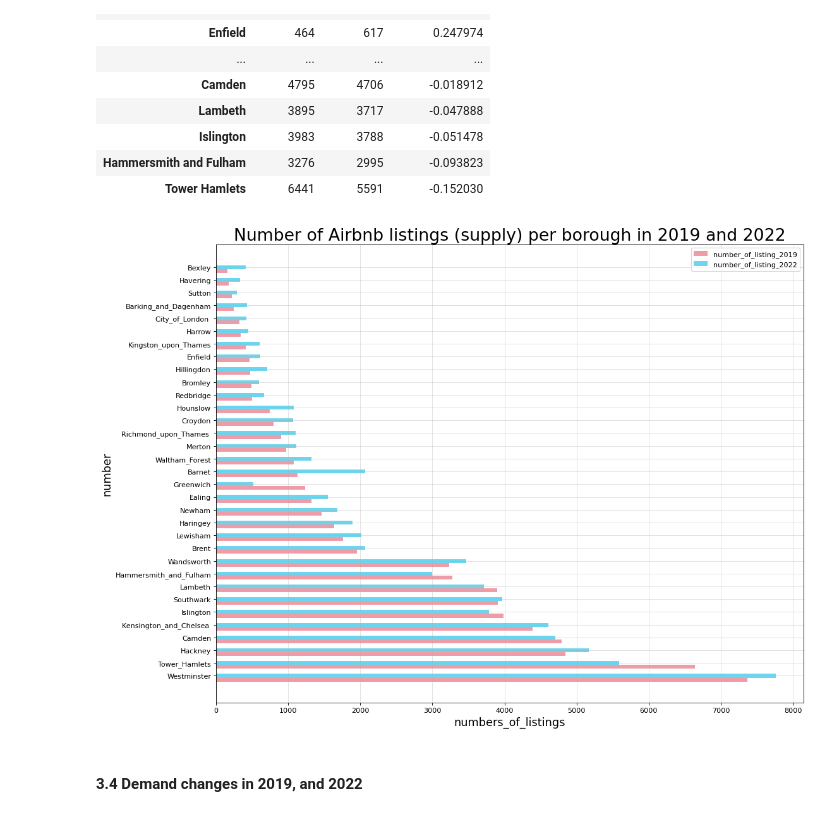
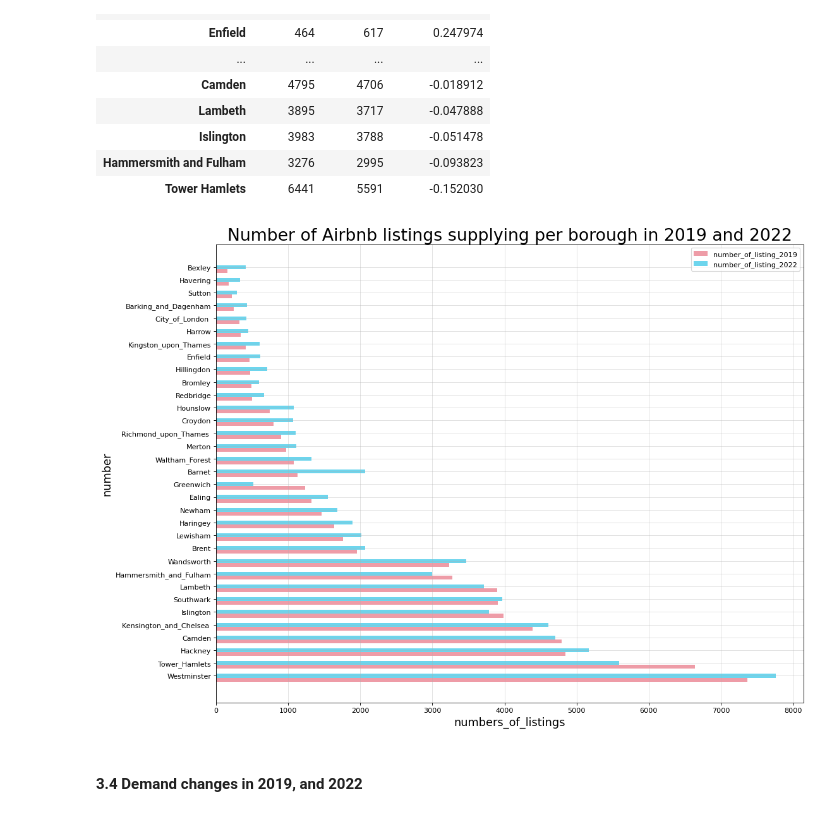
Before and after one commit to Eriswang/fsds_013, a Jupyter notebook: part1_2_0117.ipynb, the cells around one changed output. Drawn from its saved outputs; the diff is of its cells as text; code cells hidden in the pictures.

```diff
--- a/part1_2_0117.ipynb
+++ b/part1_2_0117.ipynb
@@ -834,35 +762,35 @@ a = ["Westminster","Tower_Hamlets","Hackney","Camden","Kensington_and_Chelsea ",
      "Havering","Bexley"]
 b_1 = [7368,6641,4842,4795,4390,3983,3911,3895,3276,3237,1955,1762,1642,1460,1321,1232,1132,1074,973,904,800,744,499,495,470,464,412,340,324,249,216,173,159]
 b_2 = [7760,5591,5166,4706,4612,3788,3966,3717,2995,3473,2068,2016,1897,1681,1553,514,2068,1322,1113,1108,1066,1078,669,593,714,617,609,444,424,433,286,329,411]
 
 height = 0.3
 a1 = list(range(len(a)))
 a2 = [i+height for i in a1]# Axis Offset
 #a3 = [i+height*2 for i in a1]
 
 #plot to check
 plt.barh(range(len(a)),b_1,height= height,label = "number_of_listing_2019",color = "#ee9ca7")
 plt.barh(a2,b_2,height= height,label = "number_of_listing_2022",color = "#6dd5ed")
 
 
 #plot grids
 plt.grid(alpha = 0.4)
 
 # add lables in y axis
 plt.yticks(a2,a,fontsize = 10)
 
 # add legend
 plt.legend()
 
 # add x axis lables and title
 plt.xlabel("numbers_of_listings",fontsize = 16)
 plt.ylabel("number",fontsize = 16)
-plt.title("Number of Airbnb listings (supply) per borough in 2019 and 2022",fontsize = 24)
+plt.title("Number of Airbnb listings supplying per borough in 2019 and 2022",fontsize = 24)
 
 #plot to check
 plt.show()
 # %% [output]
-[figure, old version]
+[figure, new version]
 # %% [markdown]
 #### 3.4 Demand changes in 2019, and 2022
 # %% [markdown]
```
Also changed, not shown: parts of 37 cells of this notebook.
